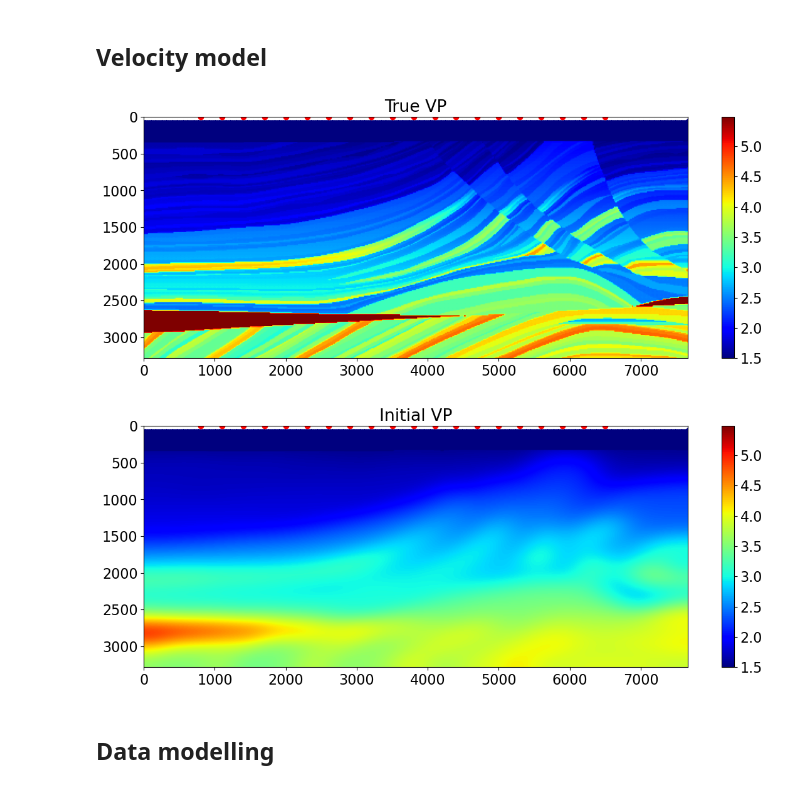
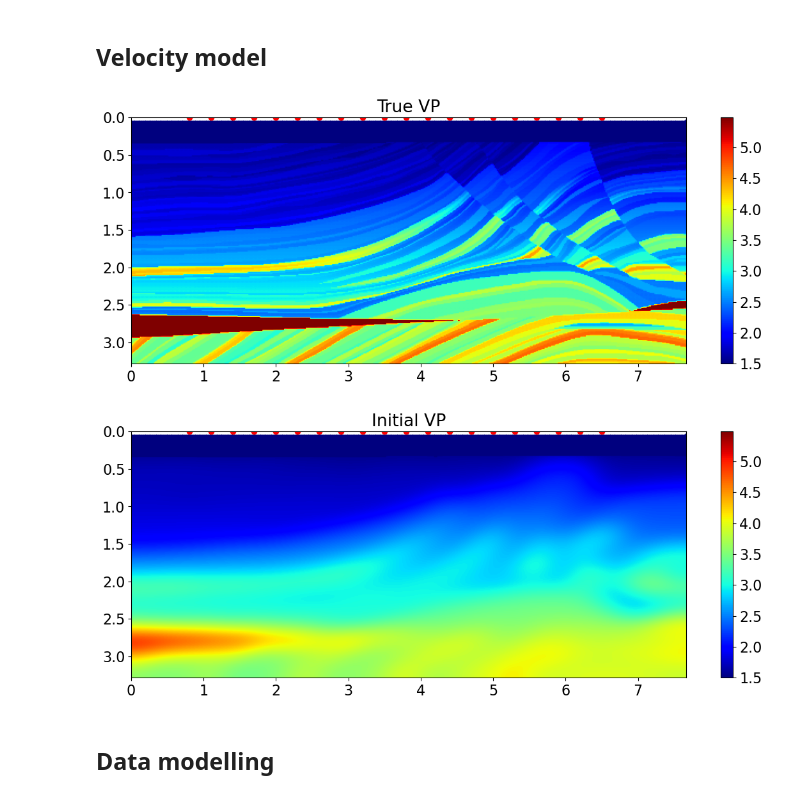
Before and after one commit to DIG-Kaust/Devito-fwi, a Jupyter notebook: notebooks/acoustic/Gradient_decoupled.ipynb, the cells around one changed output. Cells and saved outputs as stored; diff of their text form; code cells hidden in the pictures.

Commit message:
ex: changed other notebooks to new units

```diff
--- a/notebooks/acoustic/Gradient_decoupled.ipynb
+++ b/notebooks/acoustic/Gradient_decoupled.ipynb
@@ -42,11 +39,11 @@ clear_devito_cache()
 # %% [markdown]
 ## Parameters
 # %%
-# Model and aquisition parameters
-par = {'nx':512,   'dx':15,    'ox':0,
-       'nz':220,   'dz':15,    'oz':0,
-       'ns':20,    'ds':300,   'os':800,  'sz':0,
-       'nr':255,   'dr':30,    'or':0,     'rz':0,
+# Model and aquisition parameters (in km, s, and Hz units)
+par = {'nx':512,   'dx':0.015,    'ox':0,
+       'nz':220,   'dz':0.015,    'oz':0,
+       'ns':20,    'ds':0.300,    'os':.8,  'sz':0,
+       'nr':255,   'dr':0.030,    'or':0,   'rz':0,
        'nt':3000,  'dt':0.002, 'ot':0,
        'freq':15,
       }
@@ -87,23 +84,23 @@ x_r[:, 1] = par['rz']
 # %%
 # Load the true model
 vp_true = np.fromfile(velocity_file, np.float32).reshape(221, 601)[:par['nz'], :par['nx']].T
-msk = create_mask(vp_true, 1.52) # get the mask for the water layer
+msk = create_mask_value(vp_true, 1.52) # get the mask for the water layer
 
-m_vmin, m_vmax = np.percentile(vp_true, [2,98])
+m_vmin, m_vmax = np.percentile(vp_true, [2, 98])
 
 plt.figure(figsize=(14, 5))
 plt.imshow(vp_true.T, vmin=m_vmin, vmax=m_vmax, cmap='jet',
            extent=(x[0], x[-1], z[-1], z[0]))
 plt.colorbar()
 plt.scatter(x_r[:,0], x_r[:,1], c='w')
 plt.scatter(x_s[:,0], x_s[:,1], c='r')
 plt.title('True VP')
 plt.axis('tight');
 # %% [output]
-[figure, old version]
+[figure, new version]
 # %%
 # Initial model for FWI by smoothing the true model
-vp_init = gaussian_filter(vp_true, sigma=[15,10])
+vp_init = gaussian_filter(vp_true, sigma=[15, 10])
 vp_init = vp_init * msk  # to preserve the water layer
 vp_init[vp_init == 0] = 1.5
 
@@ -116,7 +113,7 @@ plt.scatter(x_s[:,0], x_s[:,1], c='r')
 plt.title('Initial VP')
 plt.axis('tight');
 # %% [output]
-[figure, old version]
+[figure, new version]
 # %% [markdown]
 ## Data modelling
 # %%
```
Also changed, not shown: parts of 7 cells of this notebook.
